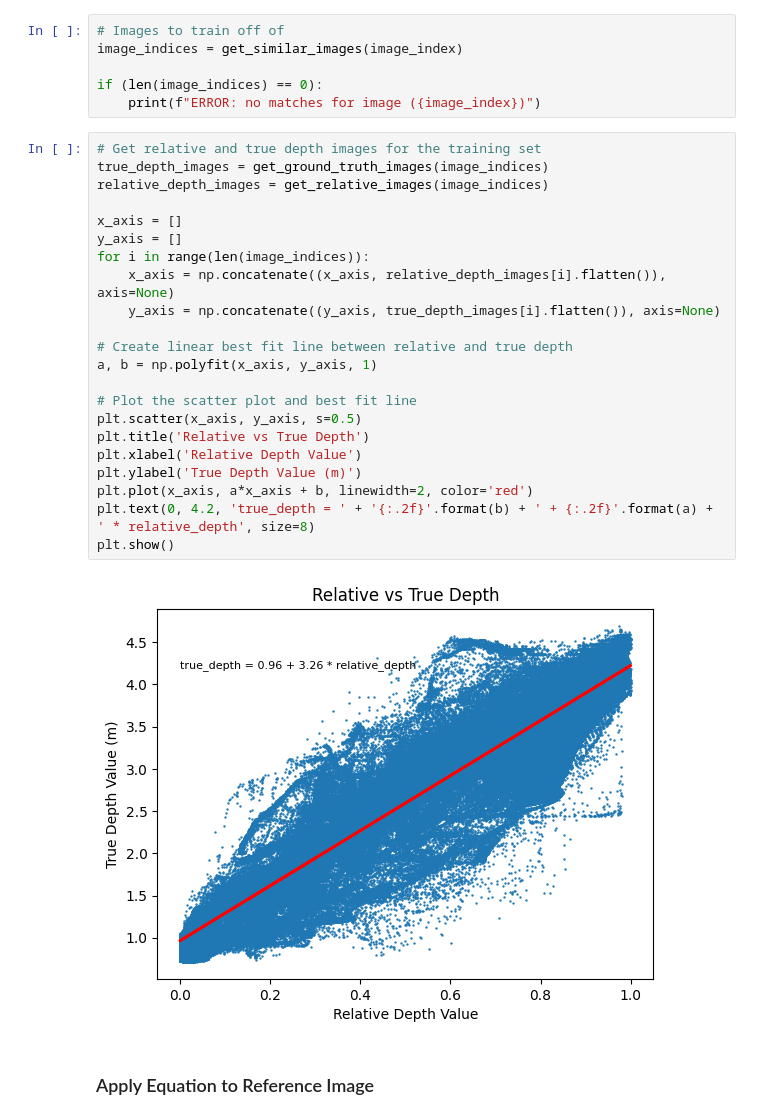
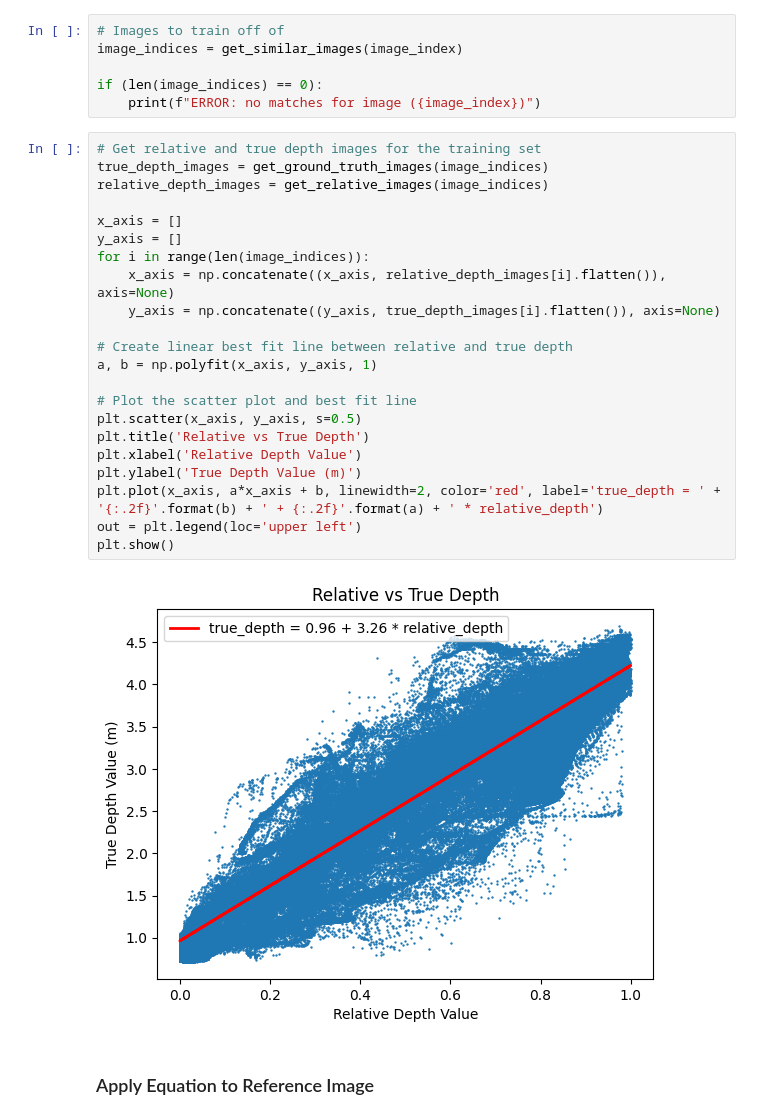
Before and after one commit to henrykaus/monocular-depth-estimation, a Jupyter notebook: notebook.ipynb, the cells around one changed output. Drawn from its saved outputs; the diff is of its cells as text.

Commit message:
Added legend to graphs

```diff
--- a/notebook.ipynb
+++ b/notebook.ipynb
@@ -265,27 +260,27 @@ if (len(image_indices) == 0):
 # %%
 # Get relative and true depth images for the training set
 true_depth_images = get_ground_truth_images(image_indices)
 relative_depth_images = get_relative_images(image_indices)
 
 x_axis = []
 y_axis = []
 for i in range(len(image_indices)):
     x_axis = np.concatenate((x_axis, relative_depth_images[i].flatten()), axis=None)
     y_axis = np.concatenate((y_axis, true_depth_images[i].flatten()), axis=None)
 
 # Create linear best fit line between relative and true depth
 a, b = np.polyfit(x_axis, y_axis, 1)
 
 # Plot the scatter plot and best fit line
 plt.scatter(x_axis, y_axis, s=0.5)
 plt.title('Relative vs True Depth')
 plt.xlabel('Relative Depth Value')
 plt.ylabel('True Depth Value (m)')
-plt.plot(x_axis, a*x_axis + b, linewidth=2, color='red')
-plt.text(0, 4.2, 'true_depth = ' + '{:.2f}'.format(b) + ' + {:.2f}'.format(a) + ' * relative_depth', size=8)
+plt.plot(x_axis, a*x_axis + b, linewidth=2, color='red', label='true_depth = ' + '{:.2f}'.format(b) + ' + {:.2f}'.format(a) + ' * relative_depth')
+out = plt.legend(loc='upper left')
 plt.show()
 # %% [output]
-[figure, old version]
+[figure, new version]
 # %% [markdown]
 ### Apply Equation to Reference Image
 # %%
```
Also changed, not shown: parts of 4 cells of this notebook.
